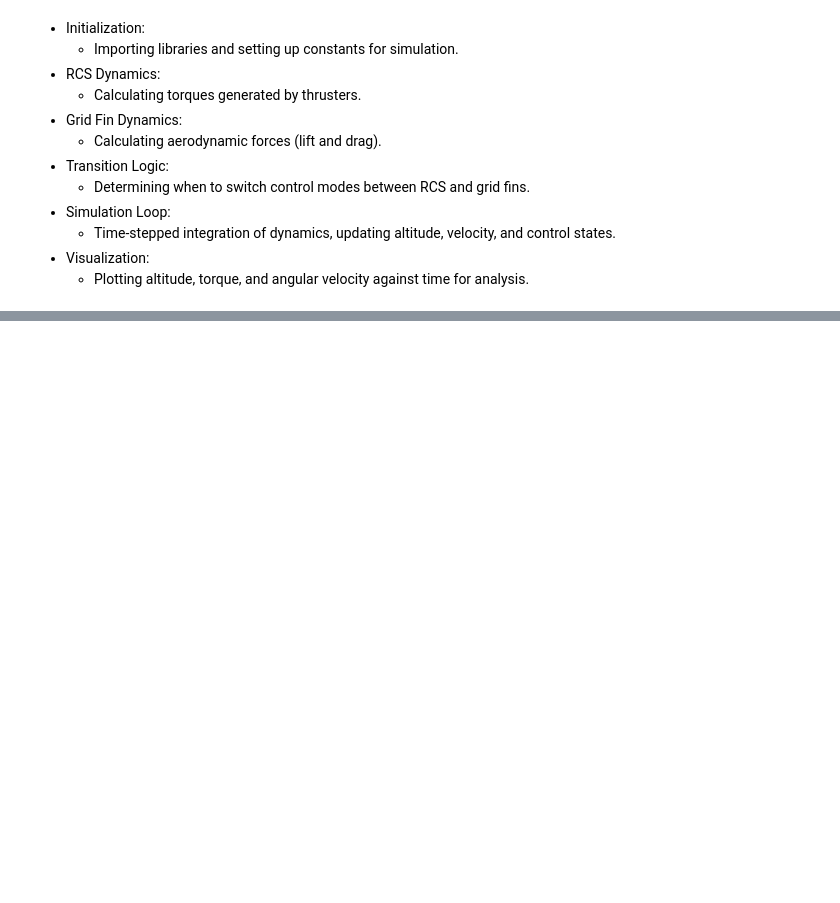
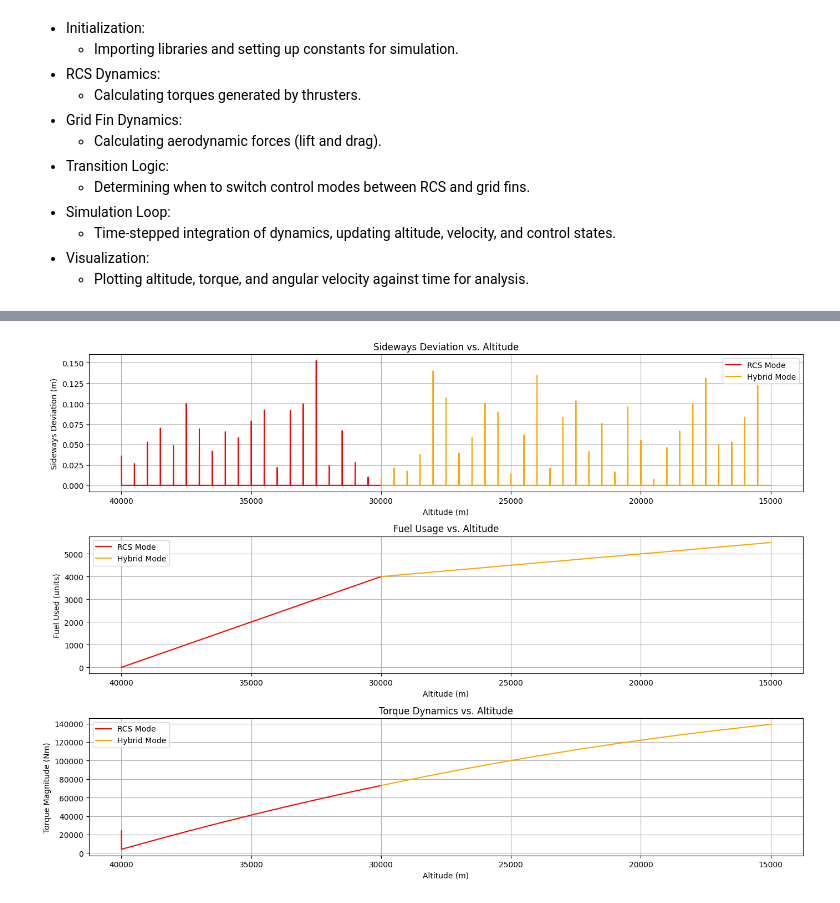
Before and after one commit to tarekbzahid/atmospheric-descent-control-analysis, a Jupyter notebook: sim.ipynb, the cells around one changed output, grey strips where cells are left out. Drawn from its saved outputs; the diff is of its cells as text; code cells hidden in the pictures; blank space fills up the shorter version.

```diff
--- a/sim.ipynb
+++ b/sim.ipynb
@@ -42,0 +160,66 @@ torque = np.zeros(3, dtype=float)  # Initialize torque as float array
+# %%
+# Enhanced Visualization: Compare Metrics Across Modes
+
+# Extract data
+altitudes = np.array(state_history["altitude"])
+sideways_deviation = np.array(state_history["sideways_deviation"])
+fuel = np.array(state_history["fuel"])
+torque = np.array(state_history["torque"])
+control_modes = np.array(state_history["control_mode"])
+
+# Define colors for each mode
+mode_colors = {'RCS': 'red', 'Hybrid': 'orange', 'Grid Fins': 'green'}
+mode_indices = {mode: np.where(control_modes == mode)[0] for mode in mode_colors}
+
+# Plot sideways deviation for each mode
+plt.figure(figsize=(14, 10))
+
+# Subplot 1: Sideways Deviation
+plt.subplot(3, 1, 1)
+for mode, indices in mode_indices.items():
+    if len(indices) > 0:
+        plt.plot(
+            altitudes[indices], sideways_deviation[indices],
+            label=f"{mode} Mode", color=mode_colors[mode], linewidth=1.5
+        )
+plt.title("Sideways Deviation vs. Altitude")
+plt.xlabel("Altitude (m)")
+plt.ylabel("Sideways Deviation (m)")
+plt.gca().invert_xaxis()
+plt.legend()
+plt.grid()
+
+# Subplot 2: Fuel Usage
+plt.subplot(3, 1, 2)
+for mode, indices in mode_indices.items():
+    if len(indices) > 0:
+        plt.plot(
+            altitudes[indices], fuel[indices],
+            label=f"{mode} Mode", color=mode_colors[mode], linewidth=1.5
+        )
+plt.title("Fuel Usage vs. Altitude")
+plt.xlabel("Altitude (m)")
+plt.ylabel("Fuel Used (units)")
+plt.gca().invert_xaxis()
+plt.legend()
+plt.grid()
+
+# Subplot 3: Torque Dynamics
+plt.subplot(3, 1, 3)
+for mode, indices in mode_indices.items():
+    if len(indices) > 0:
+        plt.plot(
+            altitudes[indices], torque[indices],
+            label=f"{mode} Mode", color=mode_colors[mode], linewidth=1.5
+        )
+plt.title("Torque Dynamics vs. Altitude")
+plt.xlabel("Altitude (m)")
+plt.ylabel("Torque Magnitude (Nm)")
+plt.gca().invert_xaxis()
+plt.legend()
+plt.grid()
+
+plt.tight_layout()
+plt.show()
+# %% [output]
+[figure, added]
```
Also changed, not shown: parts of 3 cells of this notebook.
